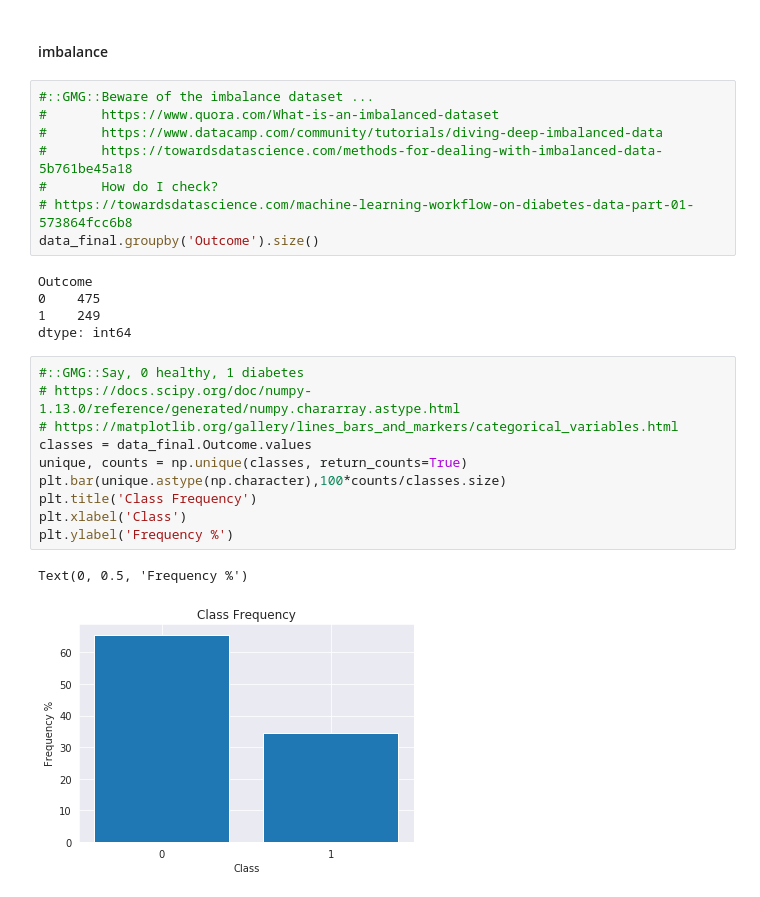
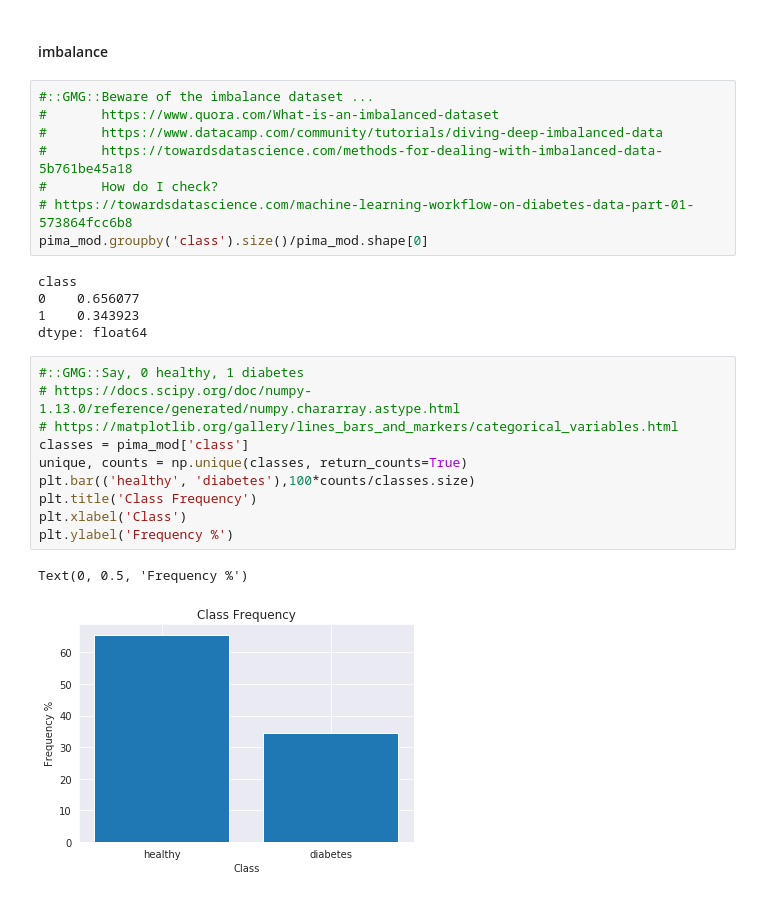
Before and after one commit to yerartdev/tfm-pb, a Jupyter notebook: poc-fs-embed-pima-indians-diabetes.ipynb, the cells around one changed output. Saved outputs shown, nothing was run; the diff lists cells and outputs as text.

Commit message:
embeded feature selection PoC: exploratory data anlysis, imbalance, fix xlabel graph and print class proportions

```diff
--- a/poc-fs-embed-pima-indians-diabetes.ipynb
+++ b/poc-fs-embed-pima-indians-diabetes.ipynb
@@ -168,22 +168,22 @@ sns.heatmap(pima_mod.corr(), center=0, annot=True, linewidths=.3)
 #       https://towardsdatascience.com/methods-for-dealing-with-imbalanced-data-5b761be45a18
 #       How do I check?
 # https://towardsdatascience.com/machine-learning-workflow-on-diabetes-data-part-01-573864fcc6b8
-data_final.groupby('Outcome').size()
+pima_mod.groupby('class').size()/pima_mod.shape[0]
 # %% [output]
-Outcome
-0    475
-1    249
-dtype: int64
+class
+0    0.656077
+1    0.343923
+dtype: float64
 # %%
 #::GMG::Say, 0 healthy, 1 diabetes
 # https://docs.scipy.org/doc/numpy-1.13.0/reference/generated/numpy.chararray.astype.html
 # https://matplotlib.org/gallery/lines_bars_and_markers/categorical_variables.html
-classes = data_final.Outcome.values
+classes = pima_mod['class']
 unique, counts = np.unique(classes, return_counts=True)
-plt.bar(unique.astype(np.character),100*counts/classes.size)
+plt.bar(('healthy', 'diabetes'),100*counts/classes.size)
 plt.title('Class Frequency')
 plt.xlabel('Class')
 plt.ylabel('Frequency %')
 # %% [output]
 Text(0, 0.5, 'Frequency %')
-[figure, old version]
+[figure, new version]
```
